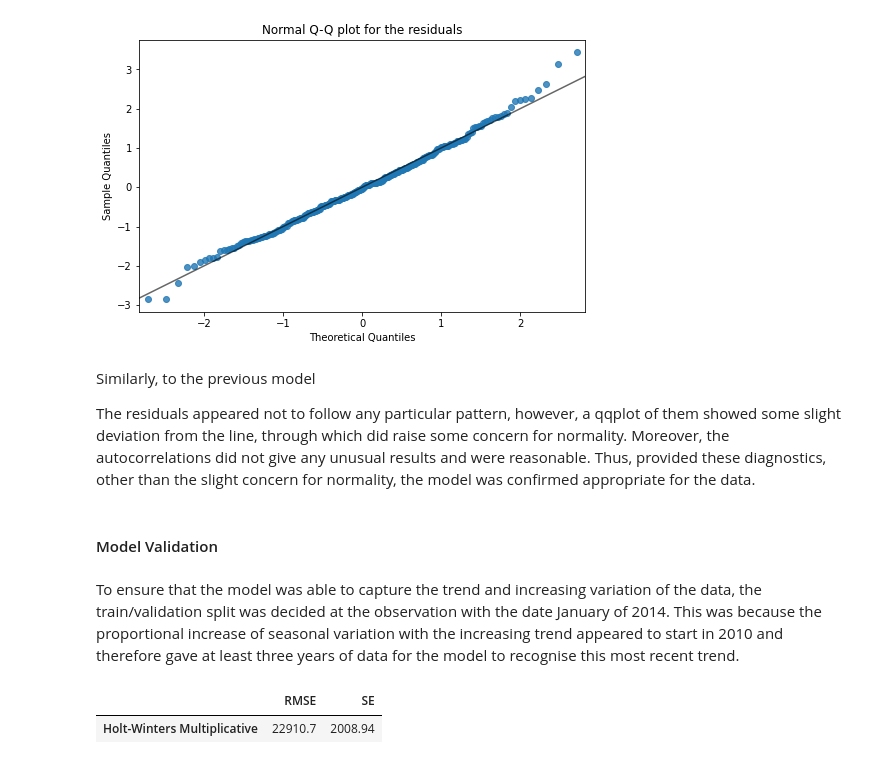
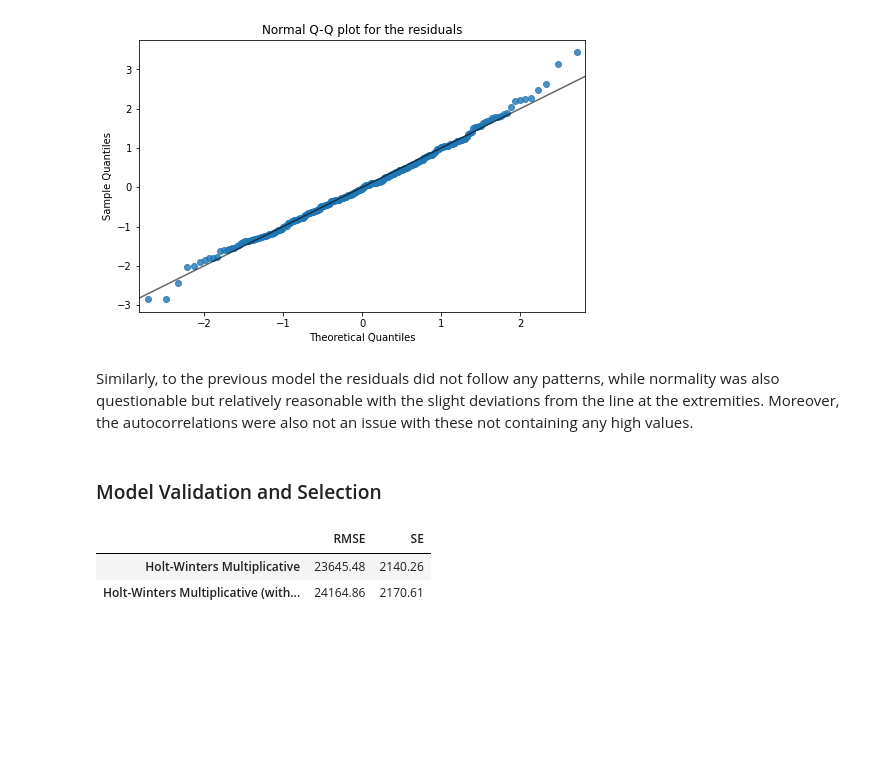
Before and after one commit to Anoshawott/Predictive-Analytics, a Jupyter notebook: Predictive-Analytics-Additional-Features.ipynb, the cells around one changed output. Saved outputs shown, nothing was run; the diff lists cells and outputs as text; code cells hidden in the pictures; blank space fills up the shorter version.

```diff
--- a/Predictive-Analytics-Additional-Features.ipynb
+++ b/Predictive-Analytics-Additional-Features.ipynb
@@ -1089,36 +1087,19 @@ plt.show()
 # %% [output]
 [figure]
 [figure]
-# %% [markdown]
-Similarly, to the previous model
-
-The residuals appeared not to follow any particular pattern, however, a qqplot of them showed some slight deviation from the line, through which did raise some concern for normality. Moreover, the autocorrelations did not give any unusual results and were reasonable. Thus, provided these diagnostics, other than the slight concern for normality, the model was confirmed appropriate for the data.
+# %% [markdown]
+Similarly, to the previous model the residuals did not follow any patterns, while normality was also questionable but relatively reasonable with the slight deviations from the line at the extremities. Moreover, the autocorrelations were also not an issue with these not containing any high values.
 # %% [markdown]
-#### Model Validation
+### Model Validation and Selection
-# %% [markdown]
-To ensure that the model was able to capture the trend and increasing variation of the data, the train/validation split was decided at the observation with the date January of 2014. This was because the proportional increase of seasonal variation with the increasing trend appeared to start in 2010 and therefore gave at least three years of data for the model to recognise this most recent trend.
 # %%
 # Real time forecasting
 
 
-validation=y['2007-01':].index
-start = y.index.get_loc('2007-01')
+validation=y['2008-01':].index
+start = y.index.get_loc('2008-01')
 
-pred1 = [] # 2001
-pred2 = [] # 2002
-pred3 = [] # 2003
-pred4 = [] # 2004
-pred5 = [] # 2005
-pred6 = [] # 2006
-pred7 = [] # 2007
-pred8 = [] # 2008
-pred9 = [] # 2009
-pred10 = [] # 2010
-pred11 = [] # 2011
-pred12 = [] # 2012
-pred13 = [] # 2013
-pred14 = [] # 2014
-pred15 = [] # 2015
+pred = []
+pred1 = []
 actual= []
 
 for i in range(start, len(y)):
@@ -1129,14 +1110,19 @@ for i in range(start, len(y)):
     model.fit()
     pred.append(model.forecast(1)[0]) # multiplicate holt winters forecast
 
-columns=['Holt-Winters Multiplicative', 'Actual']
-results = np.vstack([pred, actual]).T
+    model = forecast.holtwinters(y.iloc[:i], additive=False, damped=True, m=12)
+    model.fit()
+    pred1.append(model.forecast(1)[0]) # multiplicate holt winters forecast with dampening
+
+columns=['Holt-Winters Multiplicative', 'Holt-Winters Multiplicative (with dampening)', 'Actual']
+results = np.vstack([pred, pred1, actual]).T
 results = pd.DataFrame(results, columns=columns, index=validation)
 # %%
 table = pd.DataFrame(0.0, index=results.columns[:-1], columns=['RMSE','SE'])
-for i in range(1):
+for i in range(2):
     table.iloc[i,0], table.iloc[i,1] = rmse_jack(results.iloc[:,i], results.iloc[:,-1])
 table.round(2)
 # %% [output]
 |  | RMSE | SE |
-| Holt-Winters Multiplicative | 22910.7 | 2008.94 |
+| Holt-Winters Multiplicative | 23645.48 | 2140.26 |
+| Holt-Winters Multiplicative (with... | 24164.86 | 2170.61 |
```
Also changed, not shown: parts of 6 cells of this notebook.
